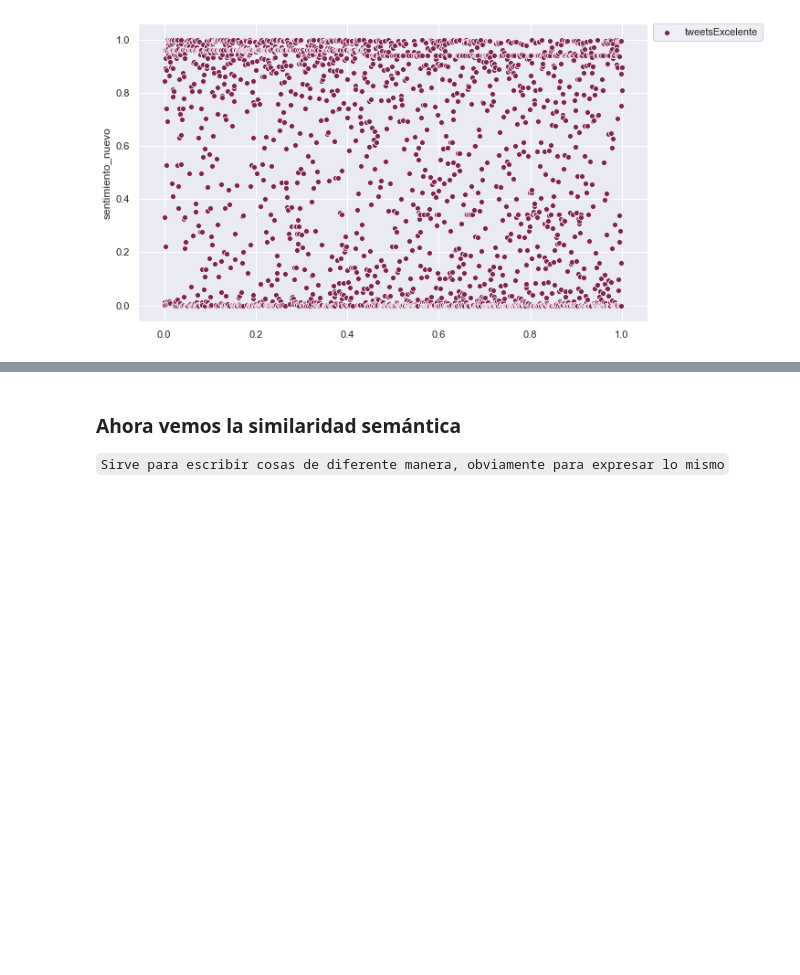
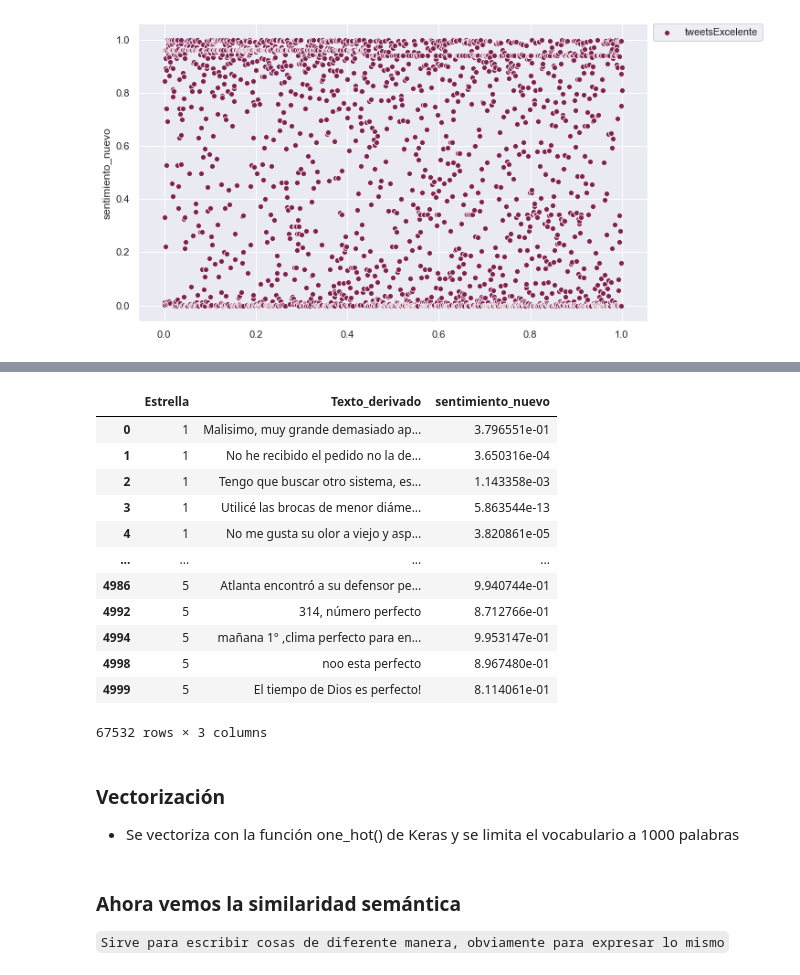
Before and after one commit to panasabena/Analisis_exploratorio_de_tweepy, a Jupyter notebook: Explorando.ipynb, the cells around one changed output, grey strips where cells are left out. Drawn from its saved outputs; the diff is of its cells as text; code cells hidden in the pictures; blank space fills up the shorter version.

```diff
--- a/Explorando.ipynb
+++ b/Explorando.ipynb
@@ -1017,0 +888,19 @@ a series of steps to be carried out or goals to be accomplished
+# %%
+todo
+# %% [output]
+|  | Estrella | Texto_derivado | sentimiento_nuevo |
+| 0 | 1 | Malisimo, muy grande demasiado ap... | 3.796551e-01 |
+| 1 | 1 | No he recibido el pedido no la de... | 3.650316e-04 |
+| 2 | 1 | Tengo que buscar otro sistema, es... | 1.143358e-03 |
+| 3 | 1 | Utilicé las brocas de menor diáme... | 5.863544e-13 |
+| 4 | 1 | No me gusta su olor a viejo y asp... | 3.820861e-05 |
+| ... | ... | ... | ... |
+| 4986 | 5 | Atlanta encontró a su defensor pe... | 9.940744e-01 |
+| 4992 | 5 | 314, número perfecto | 8.712766e-01 |
+| 4994 | 5 | mañana 1° ,clima perfecto para en... | 9.953147e-01 |
+| 4998 | 5 | noo esta perfecto | 8.967480e-01 |
+| 4999 | 5 | El tiempo de Dios es perfecto! | 8.114061e-01 |
+67532 rows × 3 columns
+# %% [markdown]
+### Vectorización
++ Se vectoriza con la función one_hot() de Keras y se limita el vocabulario a 1000 palabras
```
Also changed, not shown: parts of 41 cells of this notebook.
